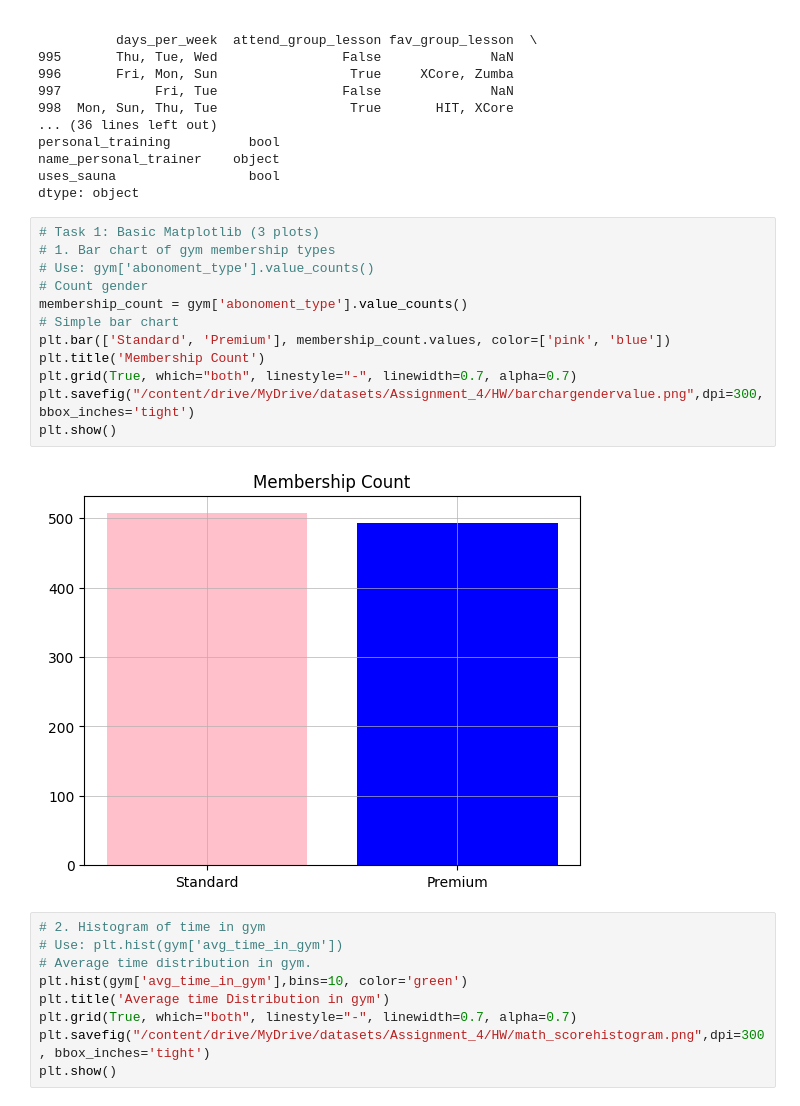
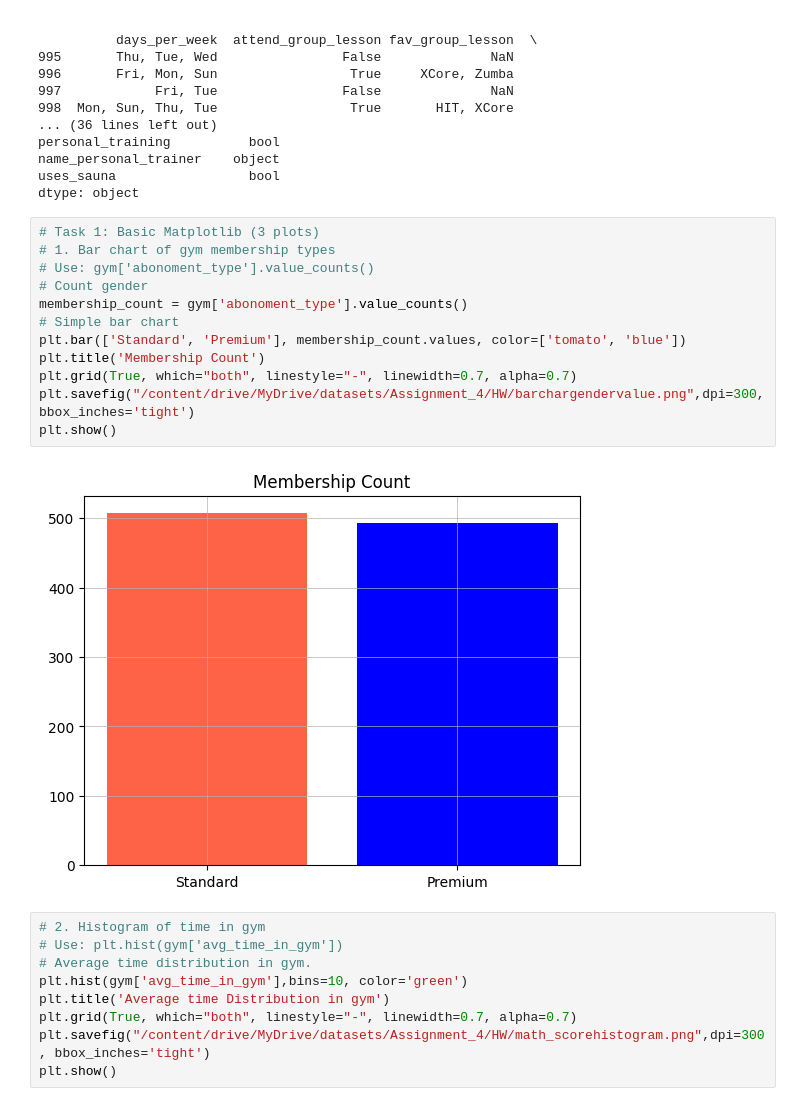
Before and after one commit to shafiqul-cyber/Skill_Morph_Practice_from_Instrictor-, a Jupyter notebook: Assignment_4_Matplotlib_and_Seaborn_for_Data_Science.ipynb, the cells around one changed output. Cells and saved outputs as stored; diff of their text form.

```diff
--- a/Assignment_4_Matplotlib_and_Seaborn_for_Data_Science.ipynb
+++ b/Assignment_4_Matplotlib_and_Seaborn_for_Data_Science.ipynb
@@ -61,17 +61,17 @@ dtype: object
 # %%
 # Task 1: Basic Matplotlib (3 plots)
 # 1. Bar chart of gym membership types
 # Use: gym['abonoment_type'].value_counts()
 # Count gender
 membership_count = gym['abonoment_type'].value_counts()
 # Simple bar chart
-plt.bar(['Standard', 'Premium'], membership_count.values, color=['pink', 'blue'])
+plt.bar(['Standard', 'Premium'], membership_count.values, color=['tomato', 'blue'])
 plt.title('Membership Count')
 plt.grid(True, which="both", linestyle="-", linewidth=0.7, alpha=0.7)
 plt.savefig("/content/drive/MyDrive/datasets/Assignment_4/HW/barchargendervalue.png",dpi=300, bbox_inches='tight')
 plt.show()
 # %% [output]
-[figure, old version]
+[figure, new version]
 # %%
 # 2. Histogram of time in gym
 # Use: plt.hist(gym['avg_time_in_gym'])
```
